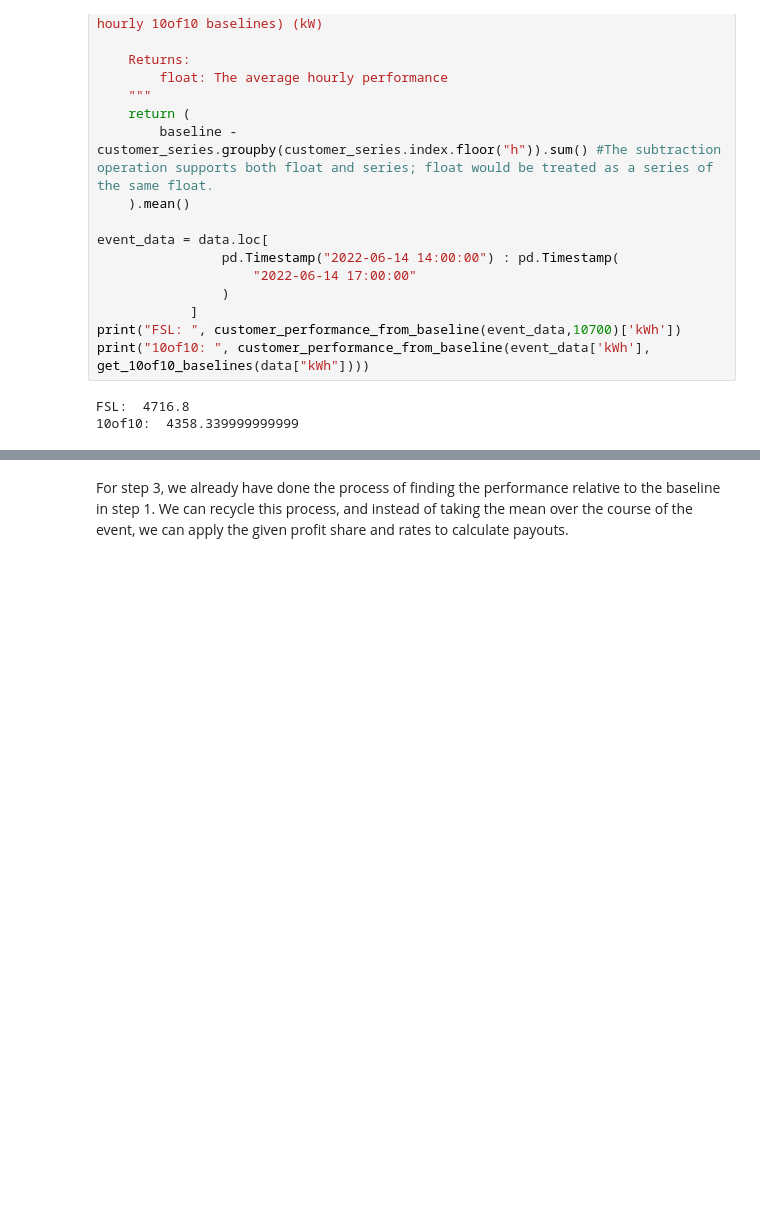
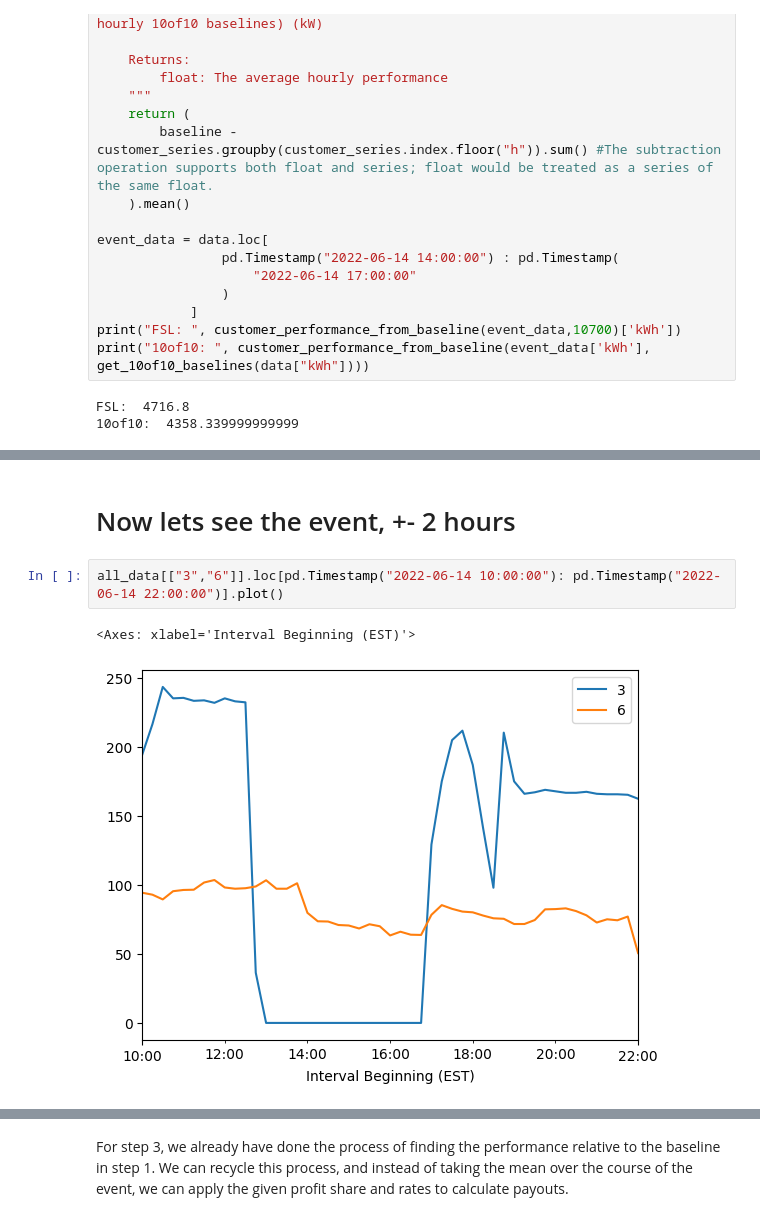
Before and after one commit to Desitrain22/Voltus-Energy-Markets-Take-Home, a Jupyter notebook: homework.ipynb, the cells around one changed output, grey strips where cells are left out. Cells and saved outputs as stored; diff of their text form; blank space fills up the shorter version.

```diff
--- a/homework.ipynb
+++ b/homework.ipynb
@@ -130,0 +168,7 @@ FSL:  4716.8
+# %% [markdown]
+# Now lets see the event, +- 2 hours
+# %%
+all_data[["3","6"]].loc[pd.Timestamp("2022-06-14 10:00:00"): pd.Timestamp("2022-06-14 22:00:00")].plot()
+# %% [output]
+<Axes: xlabel='Interval Beginning (EST)'>
+[figure, added]
```
Also changed, not shown: parts of 9 cells of this notebook.
